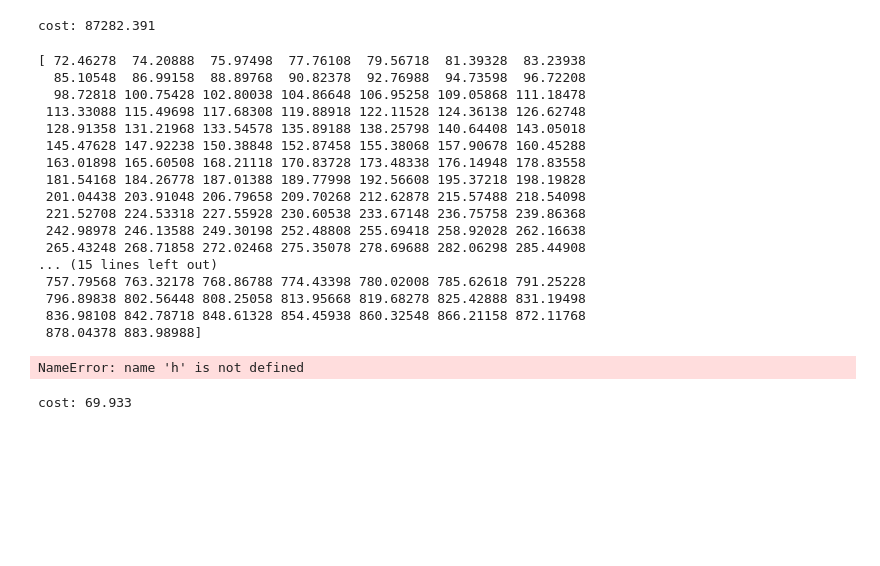
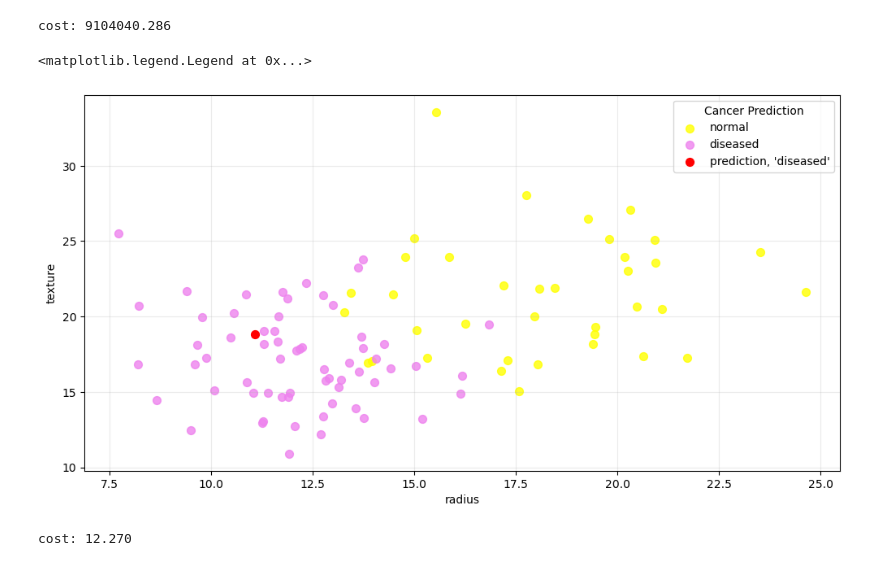
Before and after one commit to lif31up/machine-learning-from-scratch, a Jupyter notebook: logistic_regression.ipynb, the cells around one changed output. Drawn from its saved outputs; the diff is of its cells as text; code cells hidden in the pictures; blank space fills up the shorter version.

```diff
--- a/logistic_regression.ipynb
+++ b/logistic_regression.ipynb
@@ -65,49 +53,31 @@ class LogisticRegression:
 # %%
 model = LogisticRegression(len(trainset.x[0]))
 model.loss(data)
-model.train(trainset, iters=1000, lr=0.0001)
+model.train(trainset, iters=1000, lr=0.01)
 # %% [output]
-cost: 87282.391
+cost: 9104040.286
 # %%
 # init a testset
 index = random.randrange(0, 100)
 test_x, test_y = testset[index]
 
-max_x0, min_x0 = max(testset.x[:, 0]), min(testset.x[:, 0])
-max_x1, min_x1 = max(testset.x[:, 1]), min(testset.x[:, 1])
-contourf_x0 = np.arange(min_x0, max_x0, 0.1)
-contourf_x1 = np.arange(min_x1, max_x1, 0.1)[0:len(contourf_x0)]
-contourf_h = contourf_x0 * contourf_x1
-print(contourf_h)
+diseased = np.array([list(trainset.x[_]) for _ in range(trainset.__len__()) if trainset.y[_] == 1])
+normal = np.array([list(trainset.x[_]) for _ in range(trainset.__len__()) if trainset.y[_] == 0])
+pred = model(test_x)
 
-ax1.contourf(h, )
+fig, ax1 = plt.subplots(1, 1, figsize=(12, 6))
+ax1.set_xlabel('radius')
+ax1.set_ylabel('texture')
+ax1.grid(True, alpha=0.25)
 
-pred = model(test_x)
-ax1.scatter(x=trainset.x[:, 0], y=trainset.x[:, 1], s=50, alpha=0.8, c=trainset.y)
-ax1.scatter(x=test_x[0], y=test_x[1], s=50, alpha=1, c="r")
-ax1.legend(title=f"pred: {pred} test_y: {test_y}", fontsize=10, loc=(0,1.05))
-
-fig
+ax1.scatter(x=normal[:,0], y=normal[:,1], s=50, alpha=0.8, c="yellow", label="normal")
+ax1.scatter(x=diseased[:,0], y=diseased[:,1], s=50, alpha=0.8, c="violet", label="diseased")
+ax1.scatter(x=test_x[0], y=test_x[1], s=50, alpha=1, c="r", label=f"prediction, '{'diseased' if pred == 1 else 'normal'}'")
+ax1.legend(fontsize="10", loc="best", title="Cancer Prediction")
 # %% [output]
-[ 72.46278  74.20888  75.97498  77.76108  79.56718  81.39328  83.23938
-  85.10548  86.99158  88.89768  90.82378  92.76988  94.73598  96.72208
-  98.72818 100.75428 102.80038 104.86648 106.95258 109.05868 111.18478
- 113.33088 115.49698 117.68308 119.88918 122.11528 124.36138 126.62748
- 128.91358 131.21968 133.54578 135.89188 138.25798 140.64408 143.05018
- 145.47628 147.92238 150.38848 152.87458 155.38068 157.90678 160.45288
- 163.01898 165.60508 168.21118 170.83728 173.48338 176.14948 178.83558
- 181.54168 184.26778 187.01388 189.77998 192.56608 195.37218 198.19828
- 201.04438 203.91048 206.79658 209.70268 212.62878 215.57488 218.54098
- 221.52708 224.53318 227.55928 230.60538 233.67148 236.75758 239.86368
- 242.98978 246.13588 249.30198 252.48808 255.69418 258.92028 262.16638
- 265.43248 268.71858 272.02468 275.35078 278.69688 282.06298 285.44908
-... (15 lines left out)
- 757.79568 763.32178 768.86788 774.43398 780.02008 785.62618 791.25228
- 796.89838 802.56448 808.25058 813.95668 819.68278 825.42888 831.19498
- 836.98108 842.78718 848.61328 854.45938 860.32548 866.21158 872.11768
- 878.04378 883.98988]
+<matplotlib.legend.Legend at 0x...>
-NameError: name 'h' is not defined
+[figure, added]
 # %%
 model.loss(data)
 # %% [output]
-cost: 69.933
+cost: 12.270
```
Also changed, not shown: parts of 1 cell of this notebook.
